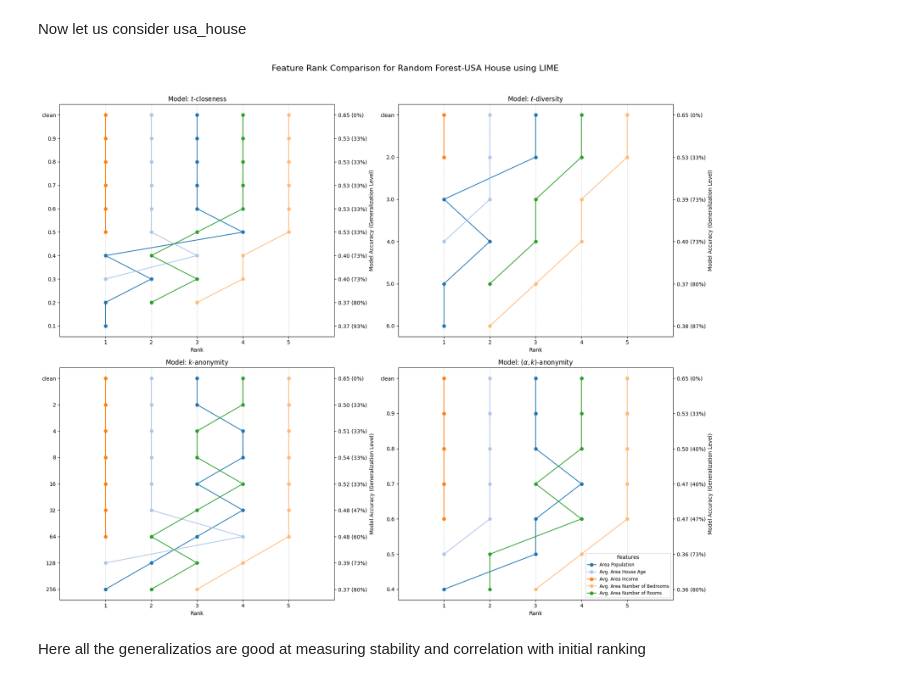
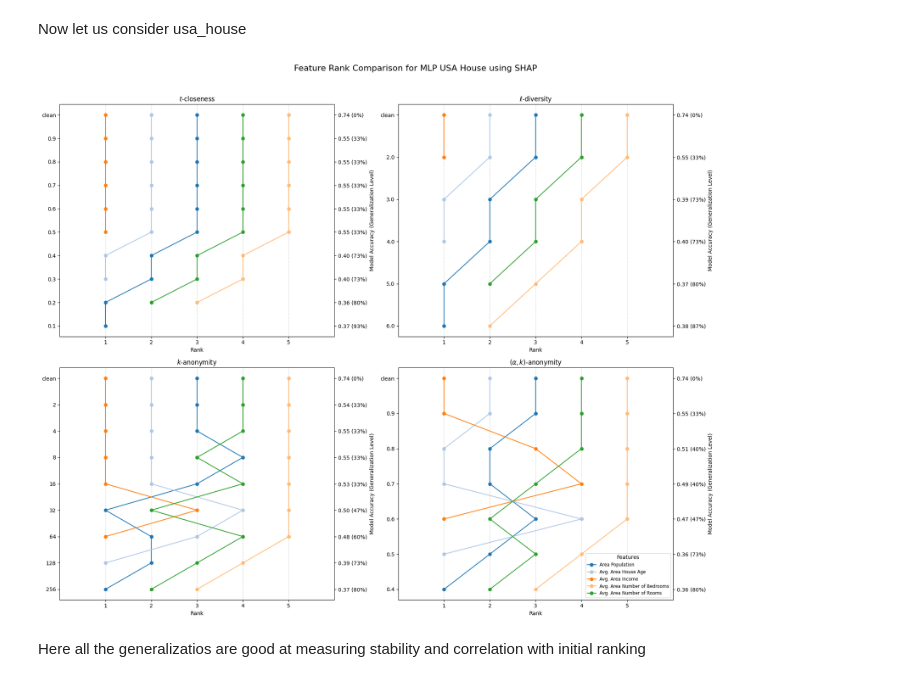
Before and after one commit to Zak9O/Masking-Effects-on-XAI-Techniques, a Jupyter notebook: notebooks/1Topology.ipynb, the cells around one changed output. Cells and saved outputs as stored; diff of their text form; code cells hidden in the pictures.

Commit message:
Fixed fucked LIME and SHAP plots

```diff
--- a/notebooks/1Topology.ipynb
+++ b/notebooks/1Topology.ipynb
@@ -32,9 +32,9 @@ Here we will disregard alpha_k_anonymity, and l_diversity because they are gener
 # %% [markdown]
 Now let us consider usa_house
 # %%
-pl.plot_line("forest", "usa_house", "lime")
+pl.plot_line("MLP", "usa_house", "shap")
 # %% [output]
-[figure, old version]
+[figure, new version]
 # %% [markdown]
 Here all the generalizatios are good at measuring stability and correlation with initial ranking
 # %% [markdown]
```
Also changed, not shown: parts of 1 cell of this notebook, 1 other file.
